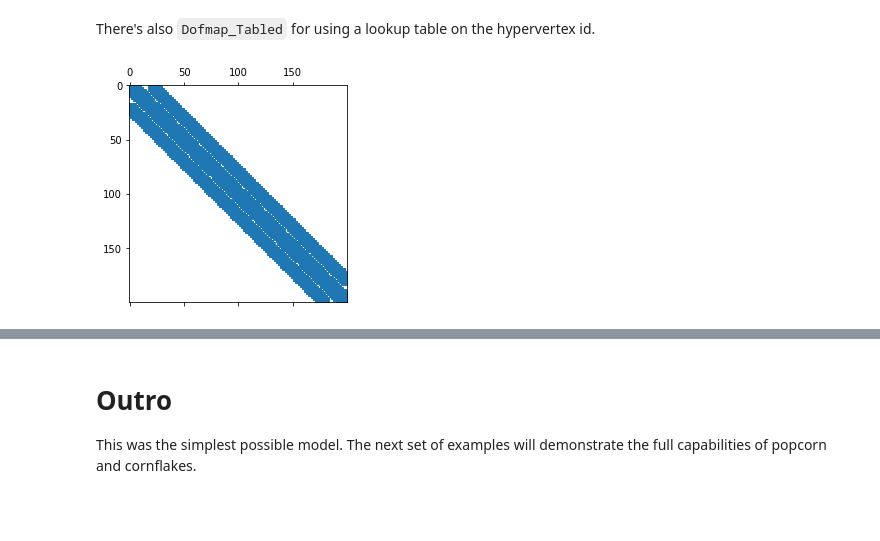
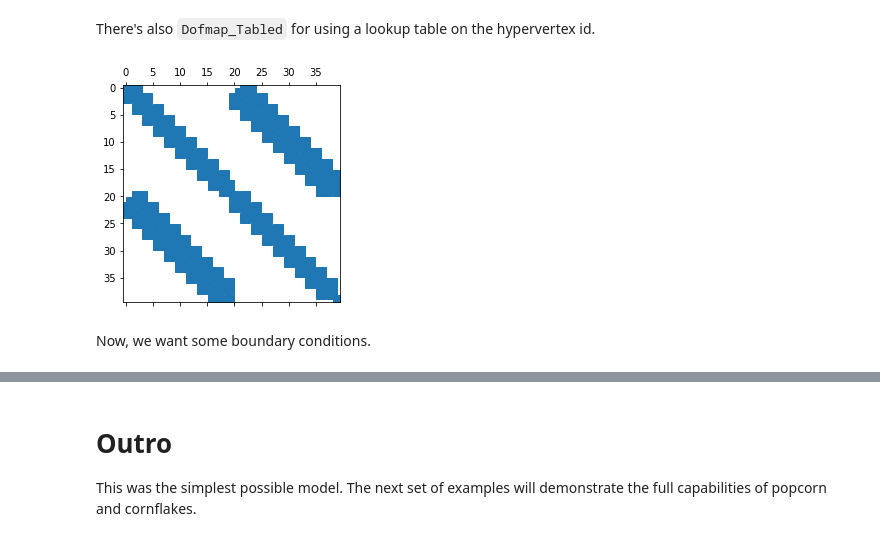
Before and after one commit to afqueiruga/cornflakes, a Jupyter notebook: examples/spring_example.ipynb, the cells around one changed output, grey strips where cells are left out. Drawn from its saved outputs; the diff is of its cells as text; code cells hidden in the pictures; blank space fills up the shorter version.

```diff
--- a/examples/spring_example.ipynb
+++ b/examples/spring_example.ipynb
@@ -168,7 +181,7 @@ import husk_spring
 # %%
 x = cf.PP.init_grid(10,10,[0,0],[1,0],[0,1])
 y = x
-H = cf.Graphers.Build_Pair_Graph(x,0.15)
+H = cf.Graphers.Build_Pair_Graph(x,0.2)
 # %% [markdown]
 Let's take a look at the first 10 entries in the graph:
 # %%
@@ -211,8 +224,10 @@ K,R = cf.Assemble2(husk_spring.kernel_spring_force,
                    ndof=x.size)
 # %%
 from matplotlib import pylab as plt
-plt.spy(K)
+plt.spy(K[0:40,0:40])
 plt.show()
 # %% [output]
-[figure, old version]
+[figure, new version]
+# %% [markdown]
+Now, we want some boundary conditions.
 # %%
```
Also changed, not shown: parts of 13 cells of this notebook.
